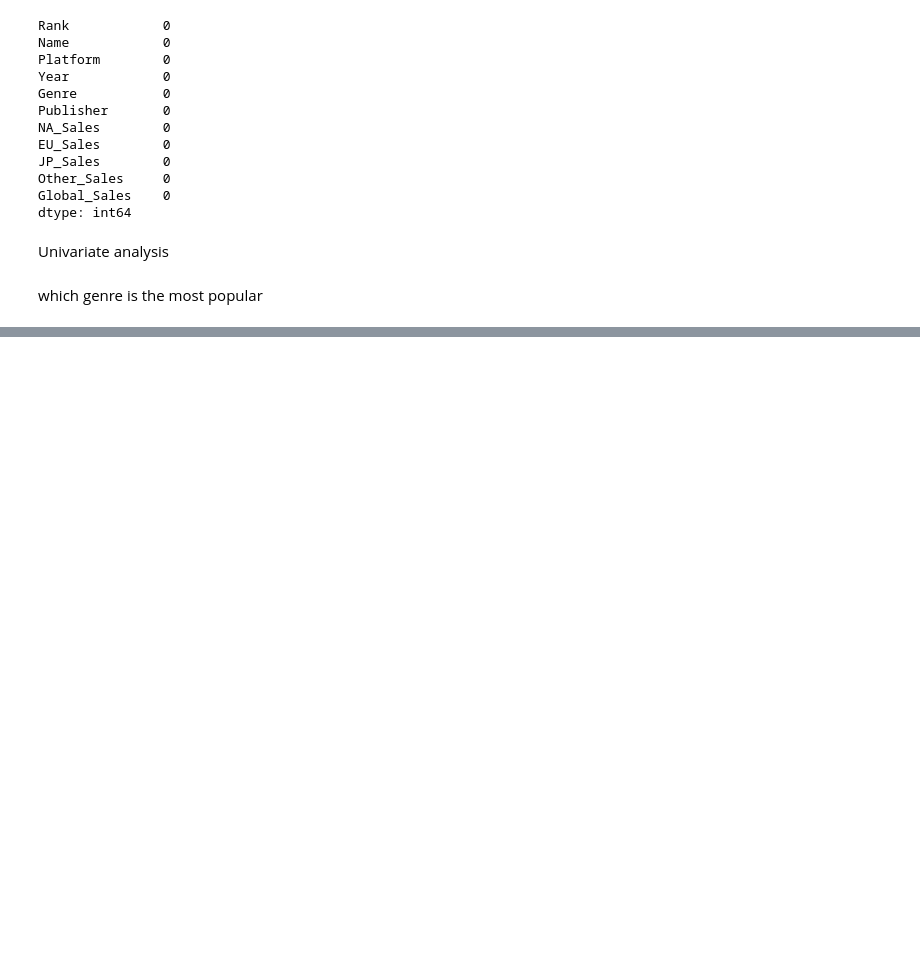
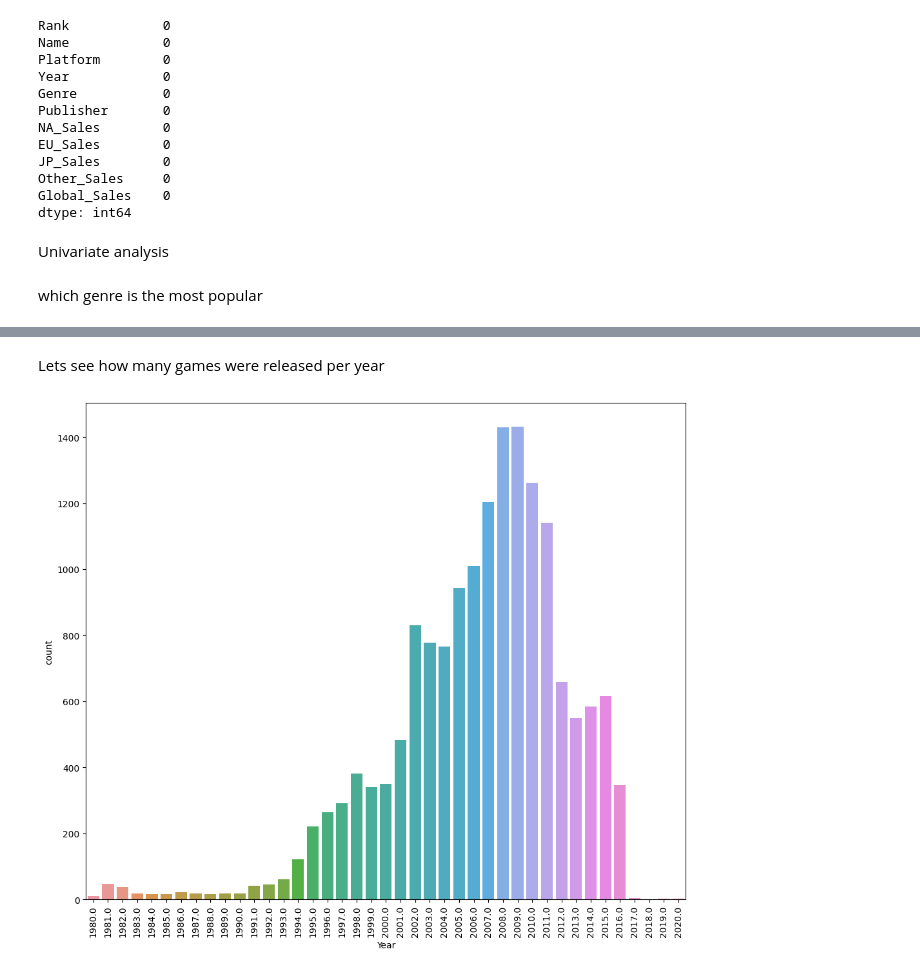
Before and after one commit to AntaraR12/game_analysis, a Jupyter notebook: notebook.ipynb, the cells around one changed output, grey strips where cells are left out. Cells and saved outputs as stored; diff of their text form; code cells hidden in the pictures; blank space fills up the shorter version.

```diff
--- a/notebook.ipynb
+++ b/notebook.ipynb
@@ -119,0 +131,10 @@ plt.show()
+# %% [markdown]
+Lets see how many games were released per year
+# %%
+plt.figure(figsize=(12,10))
+
+sns.countplot( x = df["Year"])
+plt.xticks(rotation = 90)
+plt.show()
+# %% [output]
+[figure, added]
```
Also changed, not shown: parts of 8 cells of this notebook.
